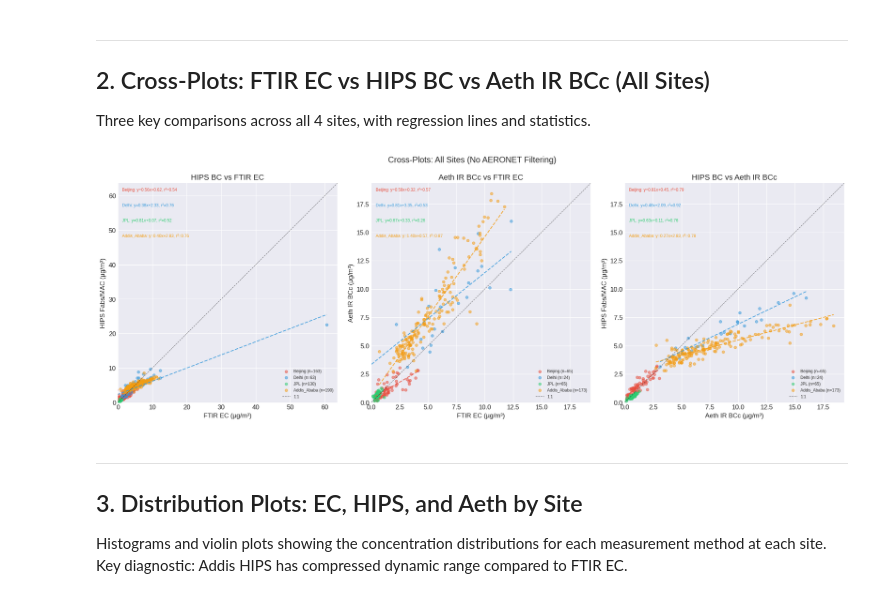
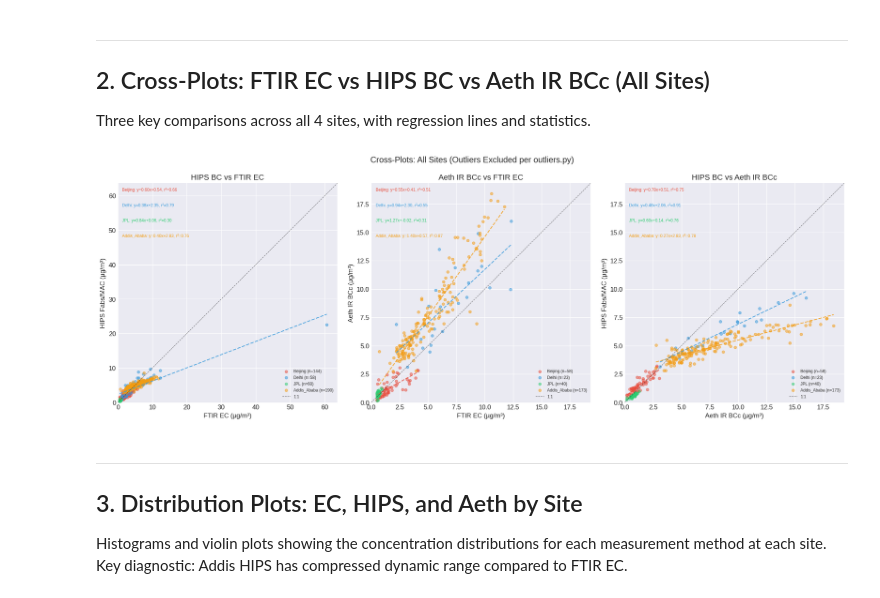
Before and after one commit to ahzs645/aethmodular, a Jupyter notebook: research/ftir_hips_chem/cross_plots_and_distributions_executed.ipynb, the cells around one changed output. Saved outputs shown, nothing was run; the diff lists cells and outputs as text; code cells hidden in the pictures.

```diff
--- a/research/ftir_hips_chem/cross_plots_and_distributions_executed.ipynb
+++ b/research/ftir_hips_chem/cross_plots_and_distributions_executed.ipynb
@@ -130,38 +170,38 @@ def plot_crossplot(data, x_col, y_col, x_label, y_label, title, ax, site_col='Si
     lim = max(data[x_col].max(), data[y_col].max()) * 1.05
     ax.plot([0, lim], [0, lim], 'k--', lw=0.8, alpha=0.5, label='1:1')
     ax.set_xlim(0, lim)
     ax.set_ylim(0, lim)
     ax.set_xlabel(x_label)
     ax.set_ylabel(y_label)
     ax.set_title(title)
     ax.legend(fontsize=7, loc='lower right')
     ax.set_aspect('equal')
 
 
 # --- Three key cross-plots ---
 fig, axes = plt.subplots(1, 3, figsize=(18, 6))
 
 # 1. HIPS BC vs FTIR EC
-d = filter_wide.dropna(subset=['EC_ftir', 'HIPS_BC'])
+d = filter_clean.dropna(subset=['EC_ftir', 'HIPS_BC'])
 plot_crossplot(d, 'EC_ftir', 'HIPS_BC', 'FTIR EC (µg/m³)', 'HIPS Fabs/MAC (µg/m³)',
                'HIPS BC vs FTIR EC', axes[0])
 
 # 2. Aeth IR BCc vs FTIR EC
-d = filter_wide.dropna(subset=['EC_ftir', 'aeth_IR_BCc'])
+d = filter_clean.dropna(subset=['EC_ftir', 'aeth_IR_BCc'])
 plot_crossplot(d, 'EC_ftir', 'aeth_IR_BCc', 'FTIR EC (µg/m³)', 'Aeth IR BCc (µg/m³)',
                'Aeth IR BCc vs FTIR EC', axes[1])
 
 # 3. HIPS BC vs Aeth IR BCc
-d = filter_wide.dropna(subset=['HIPS_BC', 'aeth_IR_BCc'])
+d = filter_clean.dropna(subset=['HIPS_BC', 'aeth_IR_BCc'])
 plot_crossplot(d, 'aeth_IR_BCc', 'HIPS_BC', 'Aeth IR BCc (µg/m³)', 'HIPS Fabs/MAC (µg/m³)',
                'HIPS BC vs Aeth IR BCc', axes[2])
 
-fig.suptitle('Cross-Plots: All Sites (No AERONET Filtering)', fontsize=14, y=1.02)
+fig.suptitle('Cross-Plots: All Sites (Outliers Excluded per outliers.py)', fontsize=14, y=1.02)
 fig.tight_layout()
 fig.savefig(PLOT_DIR / 'crossplots_all_sites_unfiltered.png', dpi=150, bbox_inches='tight')
 plt.show()
 # %% [output]
-[figure, old version]
+[figure, new version]
 # %% [markdown]
 ---
 ## 3. Distribution Plots: EC, HIPS, and Aeth by Site
```
Also changed, not shown: parts of 3 cells of this notebook, 3 other files.
